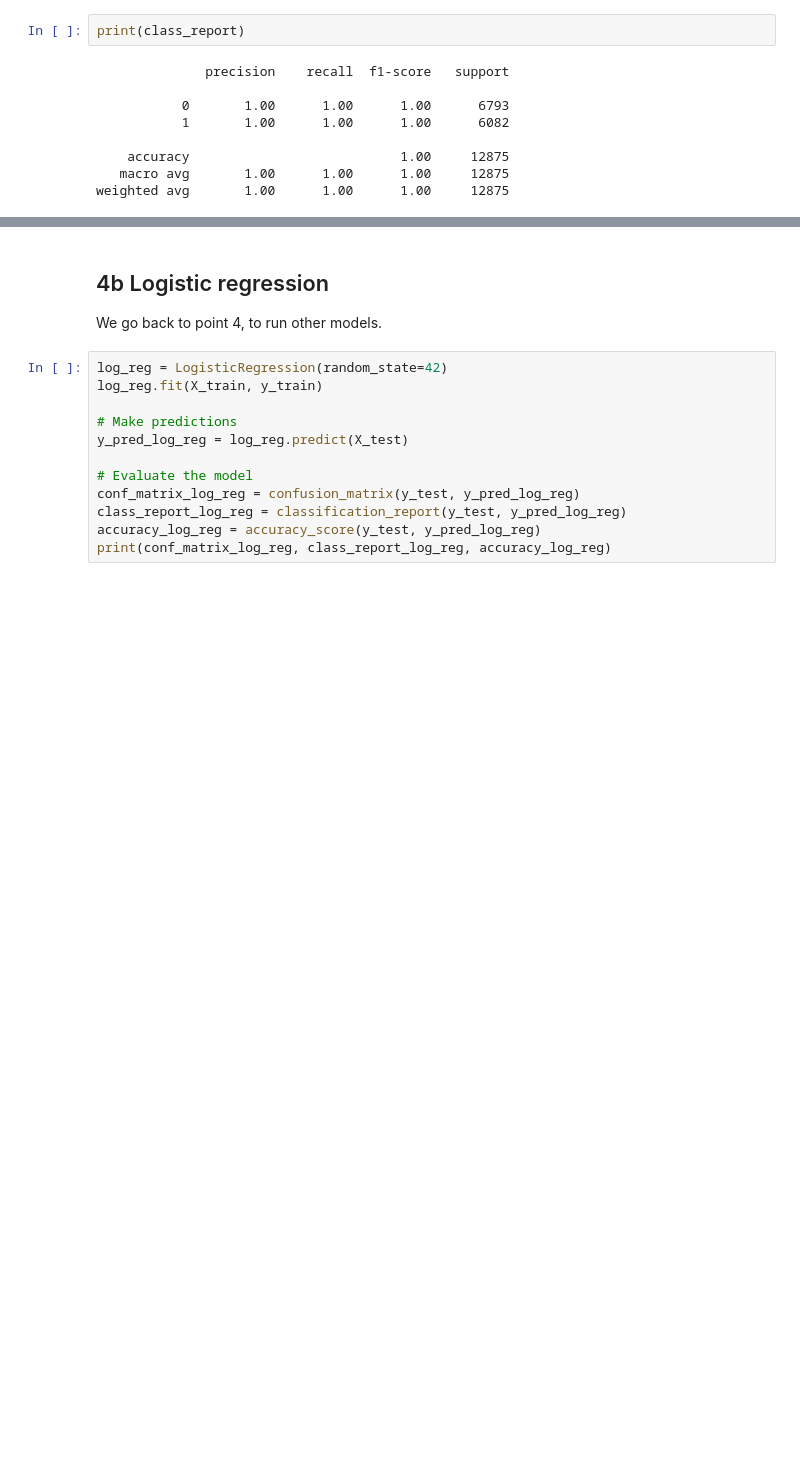
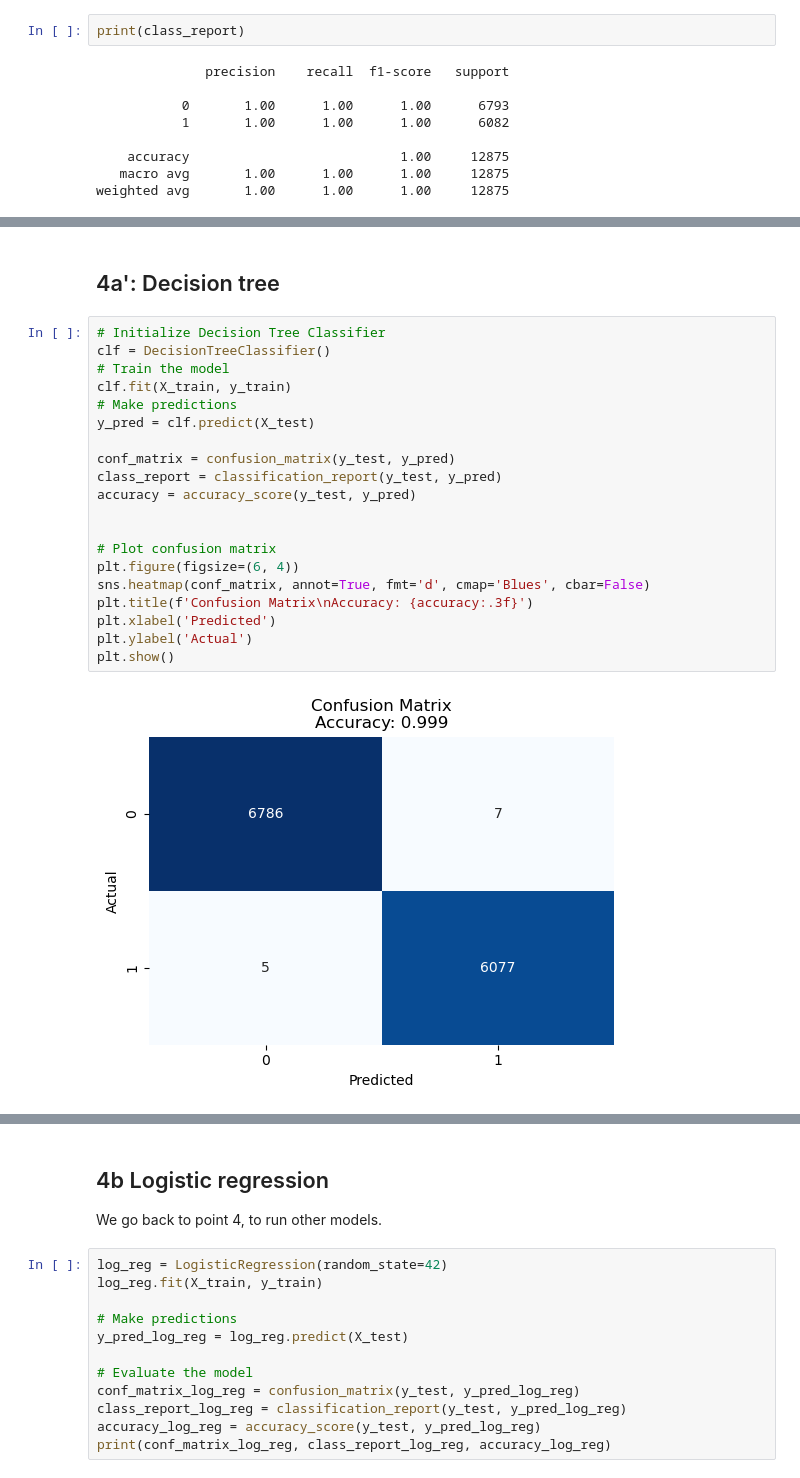
Before and after one commit to baksben/ChurnSeg-Insight, a Jupyter notebook: notebooks/churn.ipynb, the cells around one changed output, grey strips where cells are left out. Drawn from its saved outputs; the diff is of its cells as text; blank space fills up the shorter version.

```diff
--- a/notebooks/churn.ipynb
+++ b/notebooks/churn.ipynb
@@ -304,0 +306,24 @@ plt.show()
+# %% [markdown]
+## 4a': Decision tree
+# %%
+# Initialize Decision Tree Classifier
+clf = DecisionTreeClassifier()
+# Train the model
+clf.fit(X_train, y_train)
+# Make predictions
+y_pred = clf.predict(X_test)
+
+conf_matrix = confusion_matrix(y_test, y_pred)
+class_report = classification_report(y_test, y_pred)
+accuracy = accuracy_score(y_test, y_pred)
+
+
+# Plot confusion matrix
+plt.figure(figsize=(6, 4))
+sns.heatmap(conf_matrix, annot=True, fmt='d', cmap='Blues', cbar=False)
+plt.title(f'Confusion Matrix\nAccuracy: {accuracy:.3f}')
+plt.xlabel('Predicted')
+plt.ylabel('Actual')
+plt.show()
+# %% [output]
+[figure, added]
```
Also changed, not shown: parts of 8 cells of this notebook, 1 other file.
